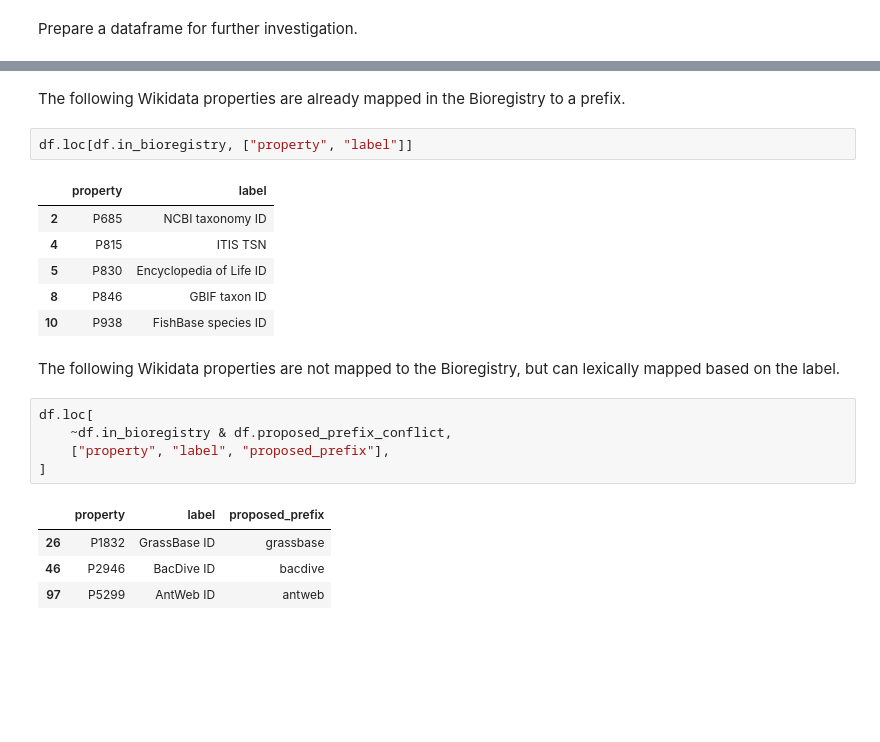
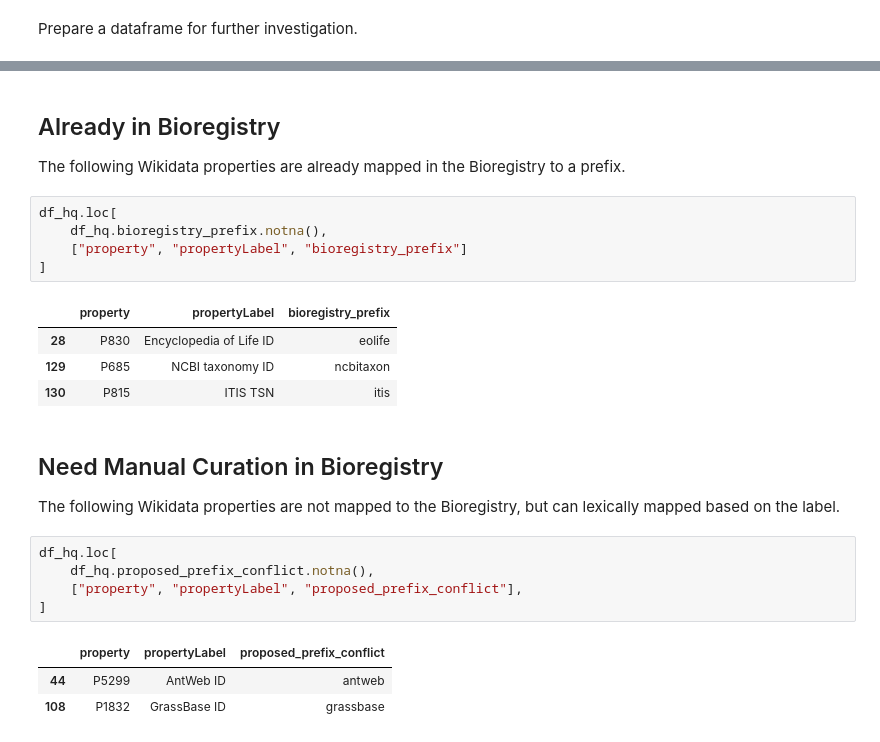
Before and after one commit to biopragmatics/bioregistry, a Jupyter notebook: Bioregistry Taxonomy Curation via Wikidata.ipynb, the cells around one changed output, grey strips where cells are left out. Saved outputs shown, nothing was run; the diff lists cells and outputs as text; blank space fills up the shorter version.

```diff
--- a/Bioregistry Taxonomy Curation via Wikidata.ipynb
+++ b/Bioregistry Taxonomy Curation via Wikidata.ipynb
@@ -65,24 +117,28 @@ df["proposed_prefix_conflict"] = df["proposed_prefix"].map(proposal_conflict)
 # %% [markdown]
+## Already in Bioregistry
+
 The following Wikidata properties are already mapped in the Bioregistry to a prefix.
-# %%
-df.loc[df.in_bioregistry, ["property", "label"]]
-# %% [output]
-|  | property | label |
-| 2 | P685 | NCBI taxonomy ID |
-| 4 | P815 | ITIS TSN |
-| 5 | P830 | Encyclopedia of Life ID |
-| 8 | P846 | GBIF taxon ID |
-| 10 | P938 | FishBase species ID |
+# %%
+df_hq.loc[
+    df_hq.bioregistry_prefix.notna(),
+    ["property", "propertyLabel", "bioregistry_prefix"]
+]
+# %% [output]
+|  | property | propertyLabel | bioregistry_prefix |
+| 28 | P830 | Encyclopedia of Life ID | eolife |
+| 129 | P685 | NCBI taxonomy ID | ncbitaxon |
+| 130 | P815 | ITIS TSN | itis |
 # %% [markdown]
+## Need Manual Curation in Bioregistry
+
 The following Wikidata properties are not mapped to the Bioregistry, but can lexically mapped based on the label.
-# %%
-df.loc[
-    ~df.in_bioregistry & df.proposed_prefix_conflict,
-    ["property", "label", "proposed_prefix"],
-]
-# %% [output]
-|  | property | label | proposed_prefix |
-| 26 | P1832 | GrassBase ID | grassbase |
-| 46 | P2946 | BacDive ID | bacdive |
-| 97 | P5299 | AntWeb ID | antweb |
+# %%
+df_hq.loc[
+    df_hq.proposed_prefix_conflict.notna(),
+    ["property", "propertyLabel", "proposed_prefix_conflict"],
+]
+# %% [output]
+|  | property | propertyLabel | proposed_prefix_conflict |
+| 44 | P5299 | AntWeb ID | antweb |
+| 108 | P1832 | GrassBase ID | grassbase |
 # %% [markdown]
```
Also changed, not shown: parts of 11 cells of this notebook.
